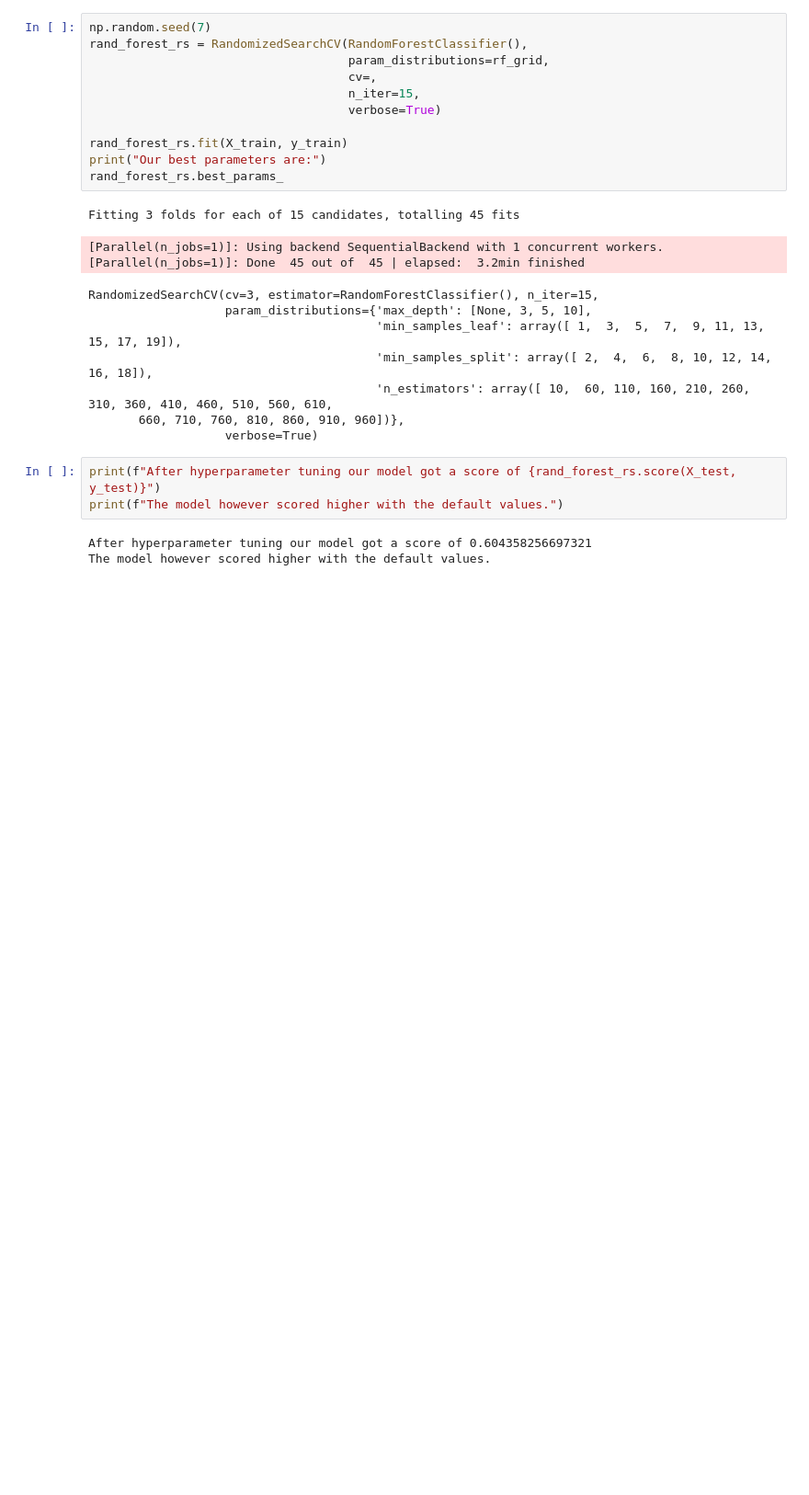
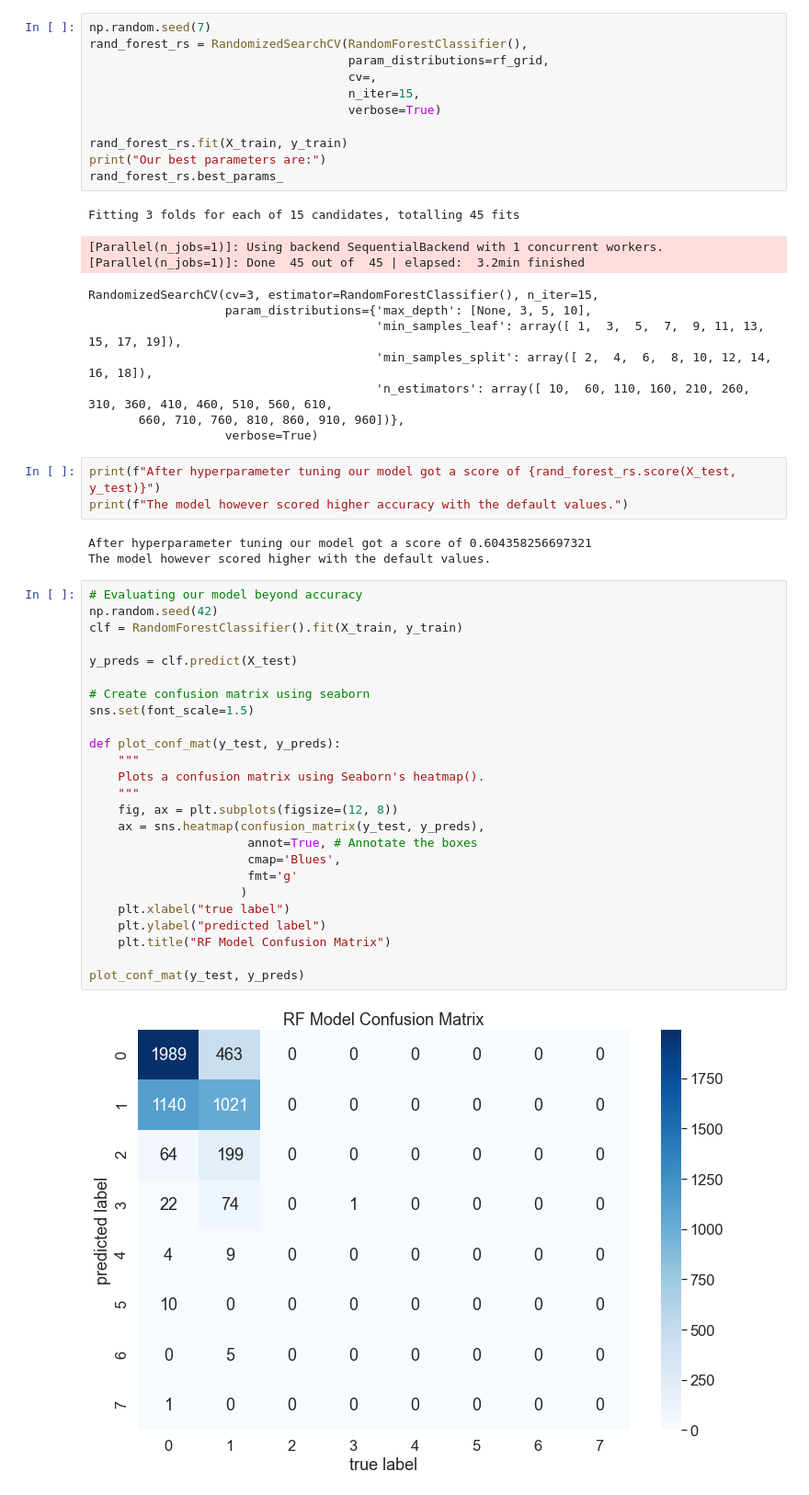
Before and after one commit to jacobcolyvan/ml-projects, a Jupyter notebook: pokerhand-model/pokerhand-classification.ipynb, the cells around one changed output. Shown at 92% size. Cells and saved outputs as stored; diff of their text form; blank space fills up the shorter version.

Commit message:
added graphic confusion matrix to pokerhand nb

```diff
--- a/pokerhand-model/pokerhand-classification.ipynb
+++ b/pokerhand-model/pokerhand-classification.ipynb
@@ -285,7 +287,34 @@ RandomizedSearchCV(cv=3, estimator=RandomForestClassifier(), n_iter=15,
                    verbose=True)
 # %%
 print(f"After hyperparameter tuning our model got a score of {rand_forest_rs.score(X_test, y_test)}")
-print(f"The model however scored higher with the default values.")
+print(f"The model however scored higher accuracy with the default values.")
 # %% [output]
 After hyperparameter tuning our model got a score of 0.604358256697321
 The model however scored higher with the default values.
+# %%
+# Evaluating our model beyond accuracy
+np.random.seed(42)
+clf = RandomForestClassifier().fit(X_train, y_train)
+
+y_preds = clf.predict(X_test)
+
+# Create confusion matrix using seaborn
+sns.set(font_scale=1.5)
+
+def plot_conf_mat(y_test, y_preds):
+    """
+    Plots a confusion matrix using Seaborn's heatmap().
+    """
+    fig, ax = plt.subplots(figsize=(12, 8))
+    ax = sns.heatmap(confusion_matrix(y_test, y_preds),
+                      annot=True, # Annotate the boxes
+                      cmap='Blues',
+                      fmt='g'
+                     )
+    plt.xlabel("true label")
+    plt.ylabel("predicted label")
+    plt.title("RF Model Confusion Matrix")
+
+plot_conf_mat(y_test, y_preds)
+# %% [output]
+[figure, added]
```
Also changed, not shown: parts of 2 cells of this notebook.
